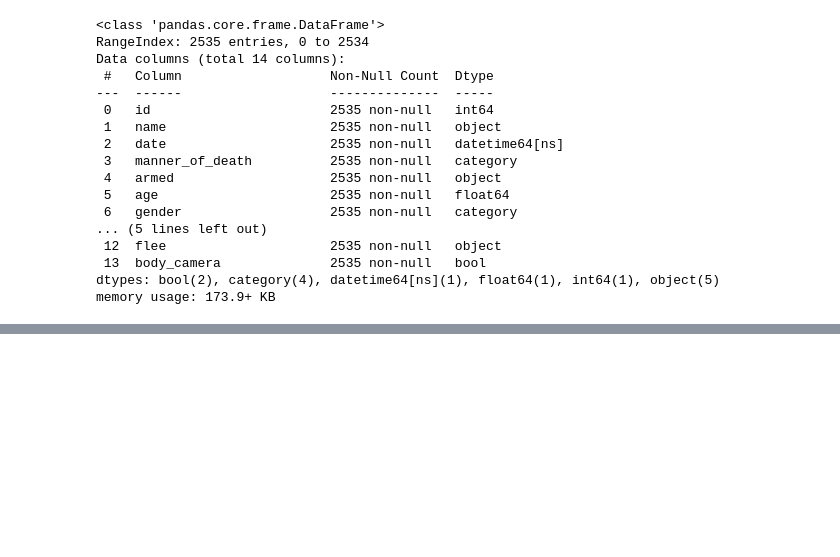
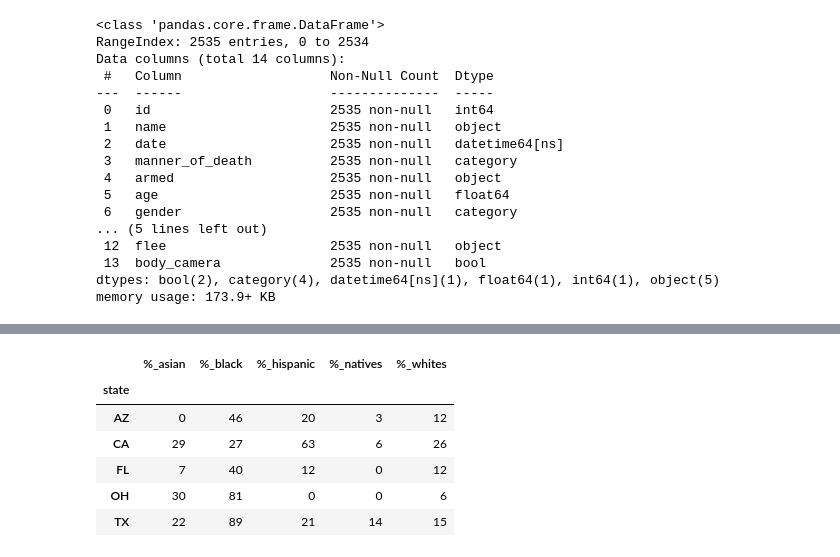
Before and after one commit to Alumasa/Data-Science-SCA, a Jupyter notebook: US Police Killings Analysis.ipynb, the cells around one changed output, grey strips where cells are left out. Saved outputs shown, nothing was run; the diff lists cells and outputs as text; code cells hidden in the pictures; blank space fills up the shorter version.

```diff
--- a/US Police Killings Analysis.ipynb
+++ b/US Police Killings Analysis.ipynb
@@ -660,0 +719,22 @@ Object `race_count.set_index` not found.
+# %%
+top5_race_data['%_asian'] = round((top5_race_data['sum_asian'] / top5_race_data['share_asian']) * 100)
+top5_race_data['%_black'] = round((top5_race_data['sum_black'] / top5_race_data['share_black']) * 100)
+top5_race_data['%_hispanic'] = round((top5_race_data['sum_hispanic'] / top5_race_data['share_hispanic']) * 100)
+top5_race_data['%_natives'] = round((top5_race_data['sum_natives'] / top5_race_data['share_native_american']) * 100)
+top5_race_data['%_whites'] = round((top5_race_data['sum_whites'] / top5_race_data['share_white']) * 100)
+# %%
+top5_race_data.drop(['sum_asian', 'sum_black', 'sum_hispanic', 'sum_natives', 'sum_whites',
+       'share_asian', 'share_black', 'share_hispanic', 'share_native_american',
+       'share_white'], axis=1, inplace=True)
+# %%
+top5_race_pc = top5_race_data.astype(np.int64)
+# %%
+top5_race_pc
+# %% [output]
+|  | %_asian | %_black | %_hispanic | %_natives | %_whites |
+| state |  |  |  |  |  |
+| AZ | 0 | 46 | 20 | 3 | 12 |
+| CA | 29 | 27 | 63 | 6 | 26 |
+| FL | 7 | 40 | 12 | 0 | 12 |
+| OH | 30 | 81 | 0 | 0 | 6 |
+| TX | 22 | 89 | 21 | 14 | 15 |
```
Also changed, not shown: parts of 10 cells of this notebook.
